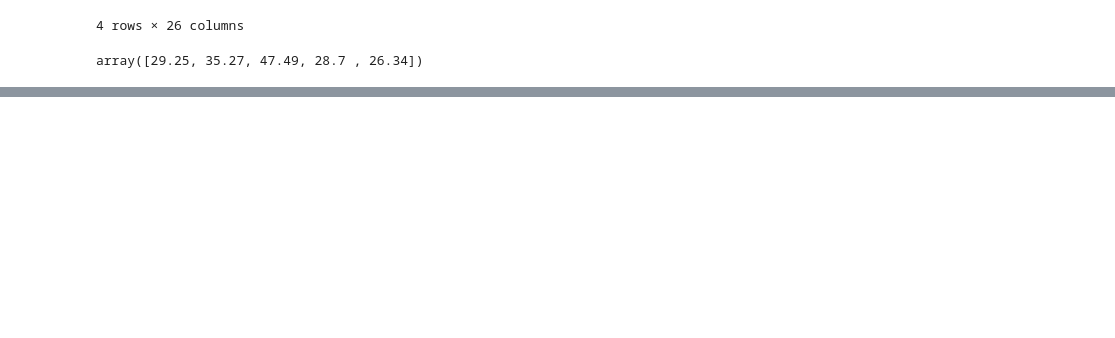
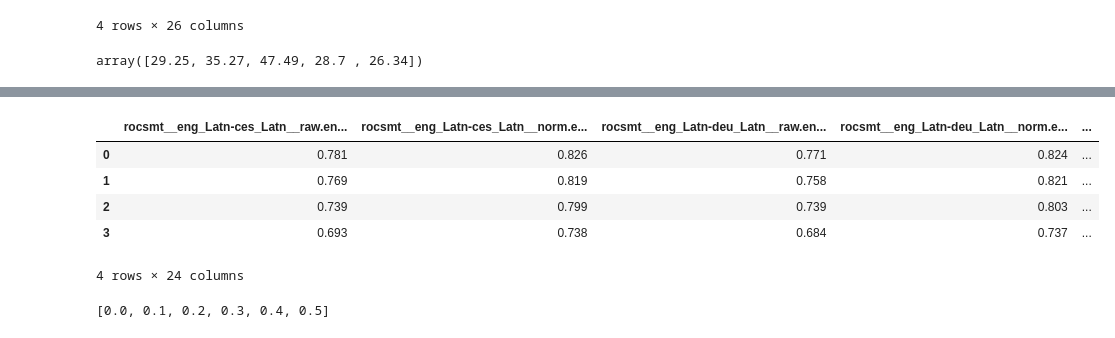
Before and after one commit to lydianish-phd/robust-embeddings, a Jupyter notebook: src/draft.ipynb, the cells around one changed output, grey strips where cells are left out. Saved outputs shown, nothing was run; the diff lists cells and outputs as text; code cells hidden in the pictures; blank space fills up the shorter version.

```diff
--- a/src/draft.ipynb
+++ b/src/draft.ipynb
@@ -2334,0 +2370,9 @@ array([29.25, 35.27, 47.49, 28.7 , 26.34])
+# %%
+comet_scores_df[comet_scores_df.select_dtypes(include='float').columns]
+# %% [output]
+|  | rocsmt__eng_Latn-ces_Latn__raw.en... | rocsmt__eng_Latn-ces_Latn__norm.e... | rocsmt__eng_Latn-deu_Latn__raw.en... | rocsmt__eng_Latn-deu_Latn__norm.e... | ... |
+| 0 | 0.781 | 0.826 | 0.771 | 0.824 | ... |
+| 1 | 0.769 | 0.819 | 0.758 | 0.821 | ... |
+| 2 | 0.739 | 0.799 | 0.739 | 0.803 | ... |
+| 3 | 0.693 | 0.738 | 0.684 | 0.737 | ... |
+4 rows × 24 columns
@@ -2334,0 +2389,4 @@ array([29.25, 35.27, 47.49, 28.7 , 26.34])
+# %%
+probas
+# %% [output]
+[0.0, 0.1, 0.2, 0.3, 0.4, 0.5]
```
Also changed, not shown: parts of 18 cells of this notebook, 3 other files.
